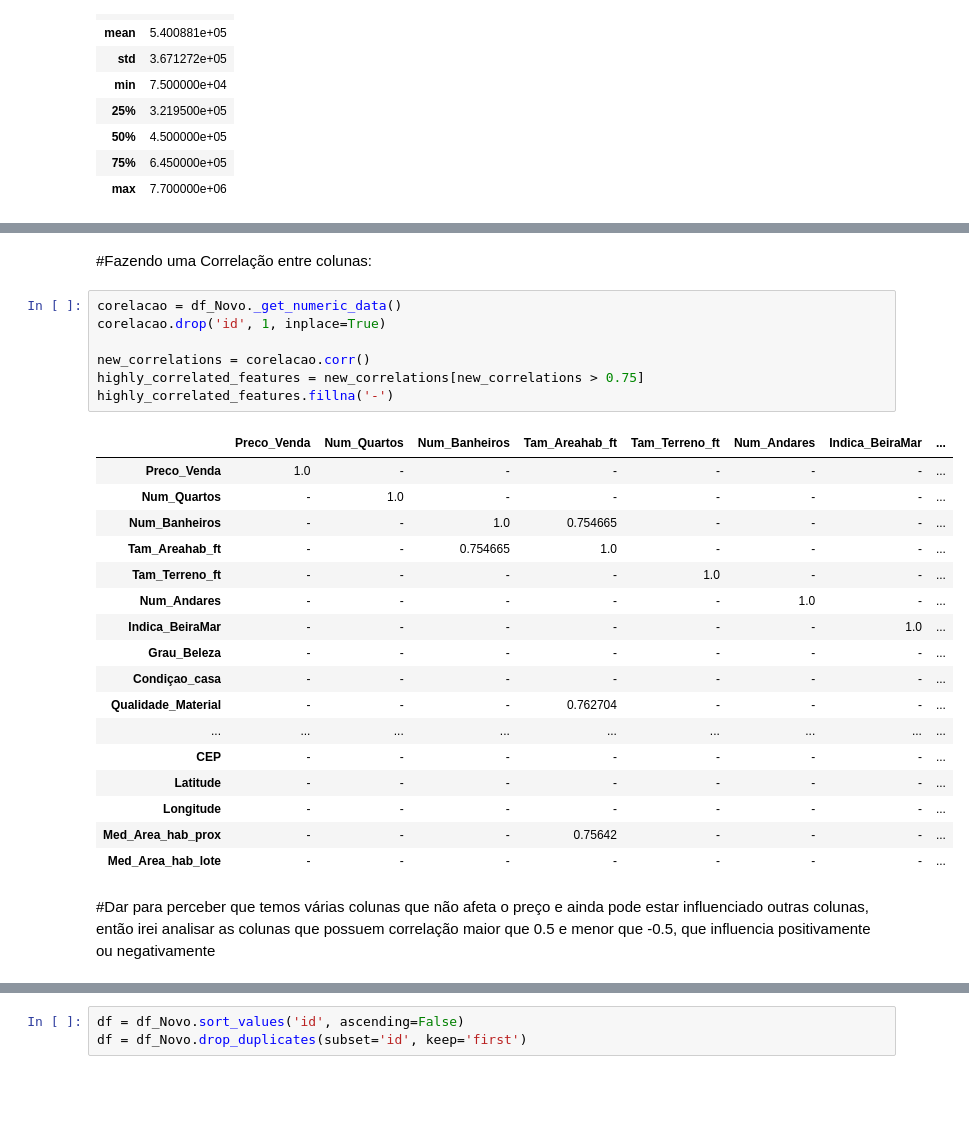
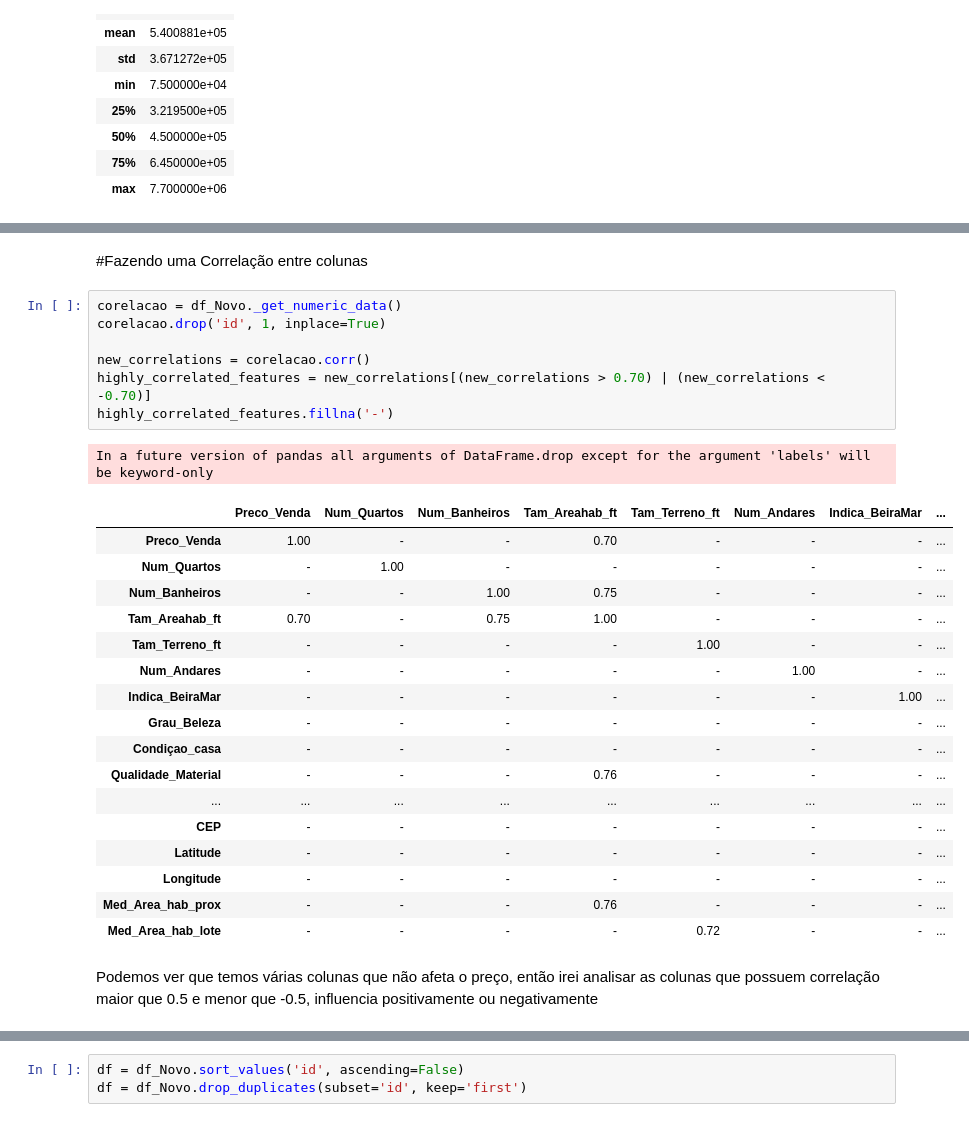
Before and after one commit to MatheusHavoc/Roof_Imoveis, a Jupyter notebook: roof_im_veis.ipynb, the cells around one changed output, grey strips where cells are left out. Cells and saved outputs as stored; diff of their text form; blank space fills up the shorter version.

```diff
--- a/roof_im_veis.ipynb
+++ b/roof_im_veis.ipynb
@@ -174,29 +175,30 @@ plt.show()
 # %% [markdown]
-#Fazendo uma Correlação entre colunas:
+#Fazendo uma Correlação entre colunas
 # %%
 corelacao = df_Novo._get_numeric_data()
 corelacao.drop('id', 1, inplace=True)
 
 new_correlations = corelacao.corr()
-highly_correlated_features = new_correlations[new_correlations > 0.75]
+highly_correlated_features = new_correlations[(new_correlations > 0.70) | (new_correlations < -0.70)]
 highly_correlated_features.fillna('-')
 # %% [output]
+In a future version of pandas all arguments of DataFrame.drop except for the argument 'labels' will be keyword-only
 |  | Preco_Venda | Num_Quartos | Num_Banheiros | Tam_Areahab_ft | Tam_Terreno_ft | Num_Andares | Indica_BeiraMar | ... |
-| Preco_Venda | 1.0 | - | - | - | - | - | - | ... |
-| Num_Quartos | - | 1.0 | - | - | - | - | - | ... |
-| Num_Banheiros | - | - | 1.0 | 0.754665 | - | - | - | ... |
-| Tam_Areahab_ft | - | - | 0.754665 | 1.0 | - | - | - | ... |
-| Tam_Terreno_ft | - | - | - | - | 1.0 | - | - | ... |
-| Num_Andares | - | - | - | - | - | 1.0 | - | ... |
-| Indica_BeiraMar | - | - | - | - | - | - | 1.0 | ... |
+| Preco_Venda | 1.00 | - | - | 0.70 | - | - | - | ... |
+| Num_Quartos | - | 1.00 | - | - | - | - | - | ... |
+| Num_Banheiros | - | - | 1.00 | 0.75 | - | - | - | ... |
+| Tam_Areahab_ft | 0.70 | - | 0.75 | 1.00 | - | - | - | ... |
+| Tam_Terreno_ft | - | - | - | - | 1.00 | - | - | ... |
+| Num_Andares | - | - | - | - | - | 1.00 | - | ... |
+| Indica_BeiraMar | - | - | - | - | - | - | 1.00 | ... |
 | Grau_Beleza | - | - | - | - | - | - | - | ... |
 | Condiçao_casa | - | - | - | - | - | - | - | ... |
-| Qualidade_Material | - | - | - | 0.762704 | - | - | - | ... |
+| Qualidade_Material | - | - | - | 0.76 | - | - | - | ... |
 | ... | ... | ... | ... | ... | ... | ... | ... | ... |
 | CEP | - | - | - | - | - | - | - | ... |
 | Latitude | - | - | - | - | - | - | - | ... |
 | Longitude | - | - | - | - | - | - | - | ... |
-| Med_Area_hab_prox | - | - | - | 0.75642 | - | - | - | ... |
-| Med_Area_hab_lote | - | - | - | - | - | - | - | ... |
+| Med_Area_hab_prox | - | - | - | 0.76 | - | - | - | ... |
+| Med_Area_hab_lote | - | - | - | - | 0.72 | - | - | ... |
 # %% [markdown]
-#Dar para perceber que temos várias colunas que não afeta o preço e ainda pode estar influenciado outras colunas, então irei analisar as colunas que possuem correlação maior que 0.5 e menor que -0.5, que influencia positivamente ou negativamente
+Podemos ver que temos várias colunas que não afeta o preço, então irei analisar as colunas que possuem correlação maior que 0.5 e menor que -0.5, influencia positivamente ou negativamente
```
Also changed, not shown: parts of 56 cells of this notebook.
